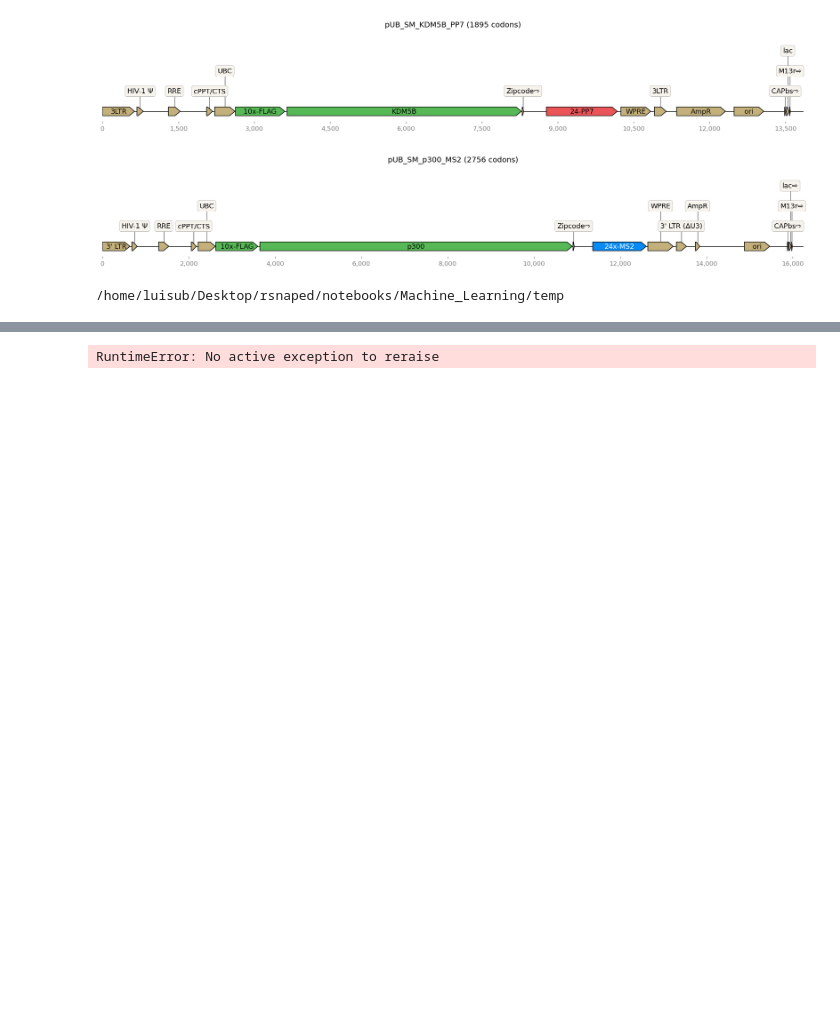
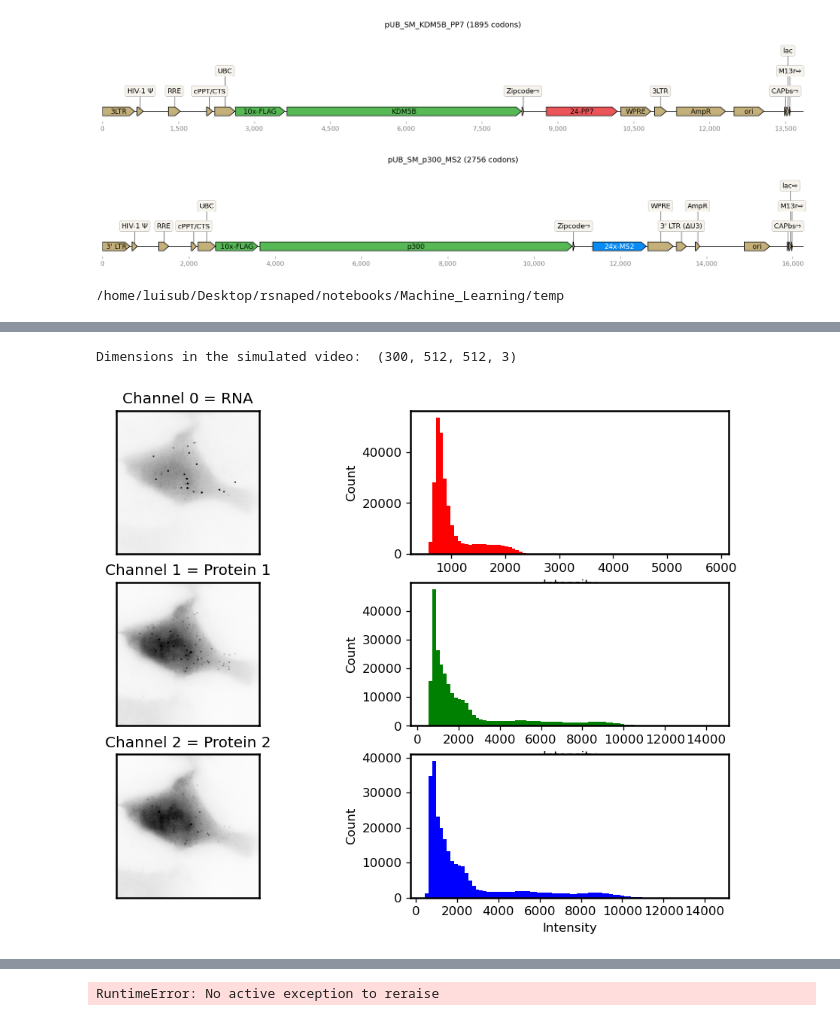
Before and after one commit to MunskyGroup/rsnaped, a Jupyter notebook: notebooks/Machine_Learning/Multiplexing_DataGeneration.ipynb, the cells around one changed output, grey strips where cells are left out. Drawn from its saved outputs; the diff is of its cells as text; code cells hidden in the pictures; blank space fills up the shorter version.

```diff
--- a/notebooks/Machine_Learning/Multiplexing_DataGeneration.ipynb
+++ b/notebooks/Machine_Learning/Multiplexing_DataGeneration.ipynb
@@ -226 +231,36 @@ dataframe_simulated_cell.head()
 5 rows × 21 columns
+# %%
+# Loading the simulated video
+selected_cell =0
+simulated_video = list_videos[selected_cell]
+# %%
+#@title Plotting the simulated cells
+selected_time_point = 1
+max_percentile=99.95
+print('Dimensions in the simulated video: ', simulated_video.shape)
+fig, ax = plt.subplots(3,2, figsize=(10, 7))
+int_red = simulated_video[selected_time_point,:,:,0]
+int_green = simulated_video[selected_time_point,:,:,1]
+int_blue = simulated_video[selected_time_point,:,:,2]
+
+# Red
+ax[0,0].imshow(int_red,cmap=plt.cm.Greys,vmax=np.percentile(int_red,max_percentile))
+ax[0,0].set_title('Channel 0 = RNA');ax[0,0].set_xticks([]); ax[0,0].set_yticks([])
+ax[0,1].hist(int_red.flatten(), bins=80,color='red')
+ax[0,1].set_xlabel('Intensity'); ax[0,1].set_ylabel('Count')
+
+# Green
+ax[1,0].imshow(int_green,cmap=plt.cm.Greys,vmax=np.percentile(int_green,max_percentile))
+ax[1,0].set_title('Channel 1 = Protein 1'); ax[1,0].set_xticks([]); ax[1,0].set_yticks([])
+ax[1,1].hist(int_green.flatten(), bins=80,color='green')
+ax[1,1].set_xlabel('Intensity'); ax[1,1].set_ylabel('Count')
+
+# Blue
+ax[2,0].imshow(int_blue,cmap=plt.cm.Greys,vmax=np.percentile(int_blue,max_percentile))
+ax[2,0].set_title('Channel 2 = Protein 2'); ax[2,0].set_xticks([]); ax[2,0].set_yticks([])
+ax[2,1].hist(int_blue.flatten(), bins=80,color='blue')
+ax[2,1].set_xlabel('Intensity'); ax[2,1].set_ylabel('Count')
+plt.show()
+# %% [output]
+Dimensions in the simulated video:  (300, 512, 512, 3)
+[figure, added]
```
Also changed, not shown: parts of 8 cells of this notebook, 2 other files.
